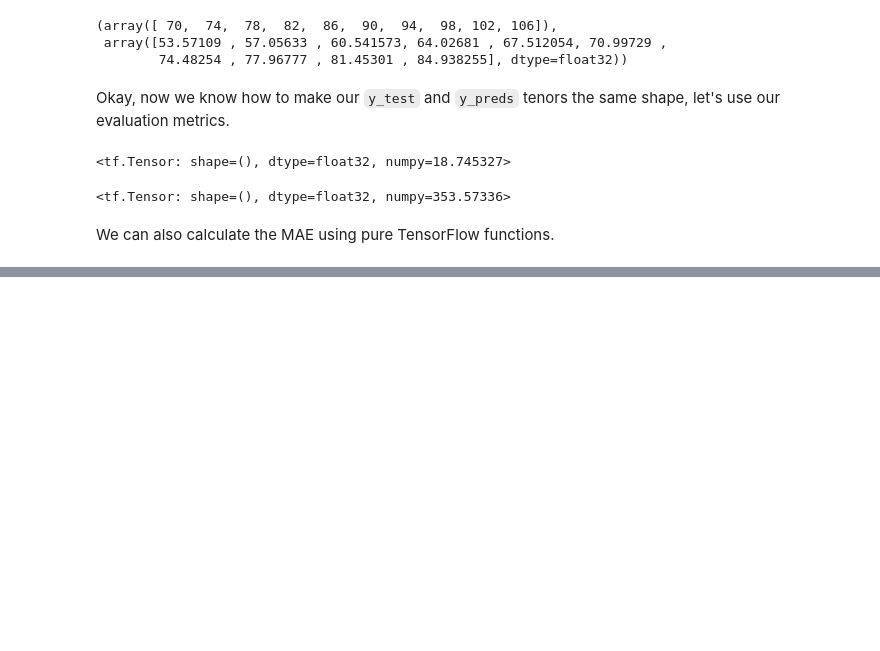
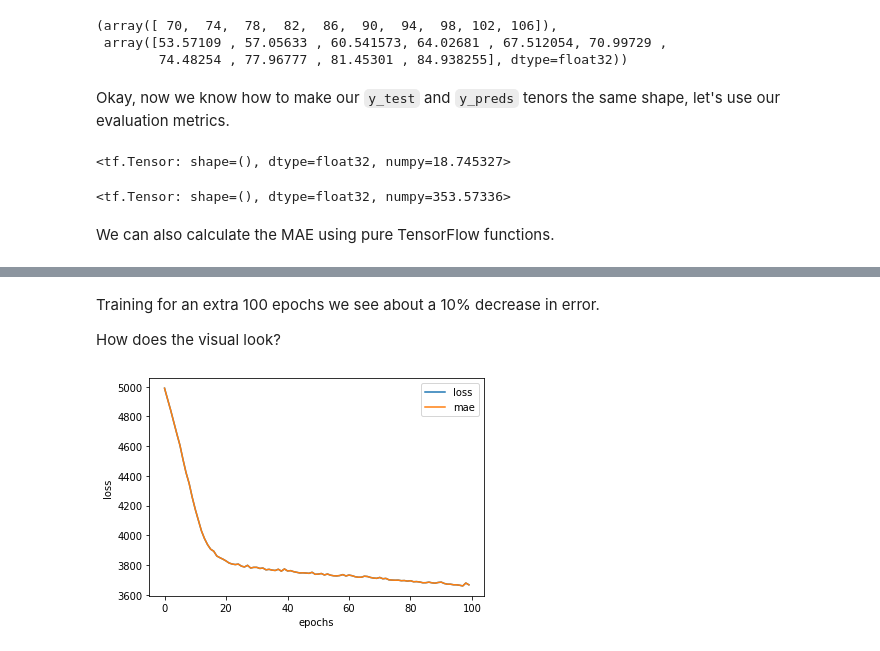
Before and after one commit to MRUTYUNJAYAMOHANTY/DATA-SCIENCE, a Jupyter notebook: TENSORFLOW/Neural_Network_Regression_TF/01_neural_network_regression_in_tensorflow.ipynb, the cells around one changed output, grey strips where cells are left out. Drawn from its saved outputs; the diff is of its cells as text; code cells hidden in the pictures; blank space fills up the shorter version.

```diff
--- a/TENSORFLOW/Neural_Network_Regression_TF/01_neural_network_regression_in_tensorflow.ipynb
+++ b/TENSORFLOW/Neural_Network_Regression_TF/01_neural_network_regression_in_tensorflow.ipynb
@@ -705,0 +1204,3 @@ We can also calculate the MAE using pure TensorFlow functions.
+# %%
+# Try training for a little longer (100 more epochs)
+history_2 = insurance_model_2.fit(X_train, y_train, epochs=100, verbose=0)
@@ -705,0 +1216,11 @@ We can also calculate the MAE using pure TensorFlow functions.
+# %% [markdown]
+Training for an extra 100 epochs we see about a 10% decrease in error.
+
+How does the visual look?
+# %%
+# Plot the model trained for 200 total epochs loss curves
+pd.DataFrame(history_2.history).plot()
+plt.ylabel("loss")
+plt.xlabel("epochs"); # note: epochs will only show 100 since we overrid the history variable
+# %% [output]
+[figure, added]
```
Also changed, not shown: parts of 59 cells of this notebook.
